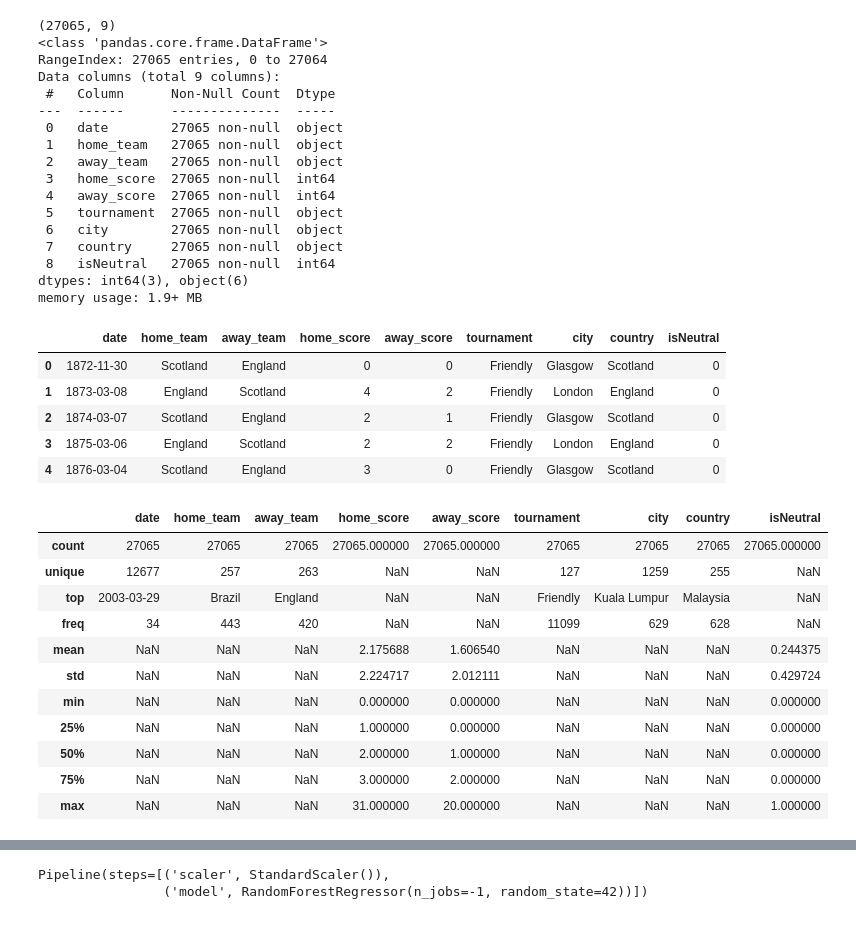
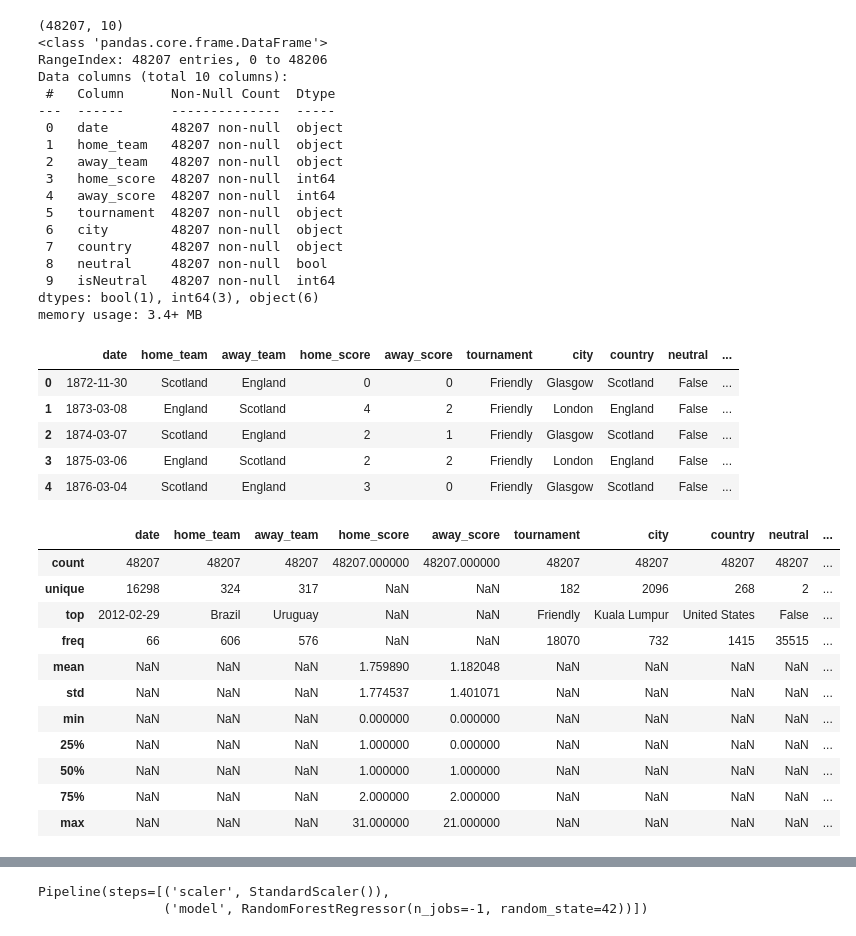
Before and after one commit to misiek447/merito-2025, a Jupyter notebook: backup.ipynb, the cells around one changed output, grey strips where cells are left out. Drawn from its saved outputs; the diff is of its cells as text; code cells hidden in the pictures.

```diff
--- a/backup.ipynb
+++ b/backup.ipynb
@@ -15,47 +34,50 @@ plt.rcParams['figure.figsize'] = (10, 6)
 # %%
 # 2.1. Wczytanie pliku CSV do DataFrame
-df = pd.read_csv('/content/results_cleaned.csv')   # lub ścieżka, pod którą wrzuciłeś plik
+df = pd.read_csv('/content/results.csv')   # lub ścieżka, pod którą wrzuciłeś plik
+
+df['isNeutral'] = df['neutral'].astype(int)
 
 # 2.2. Rzut oka na strukturę danych
 print(df.shape)        # ile wierszy i kolumn?
 df.info()              # typy kolumn i braki danych
 display(df.head(5))    # pierwsze 5 wierszy
 
 # 2.3. Podstawowe statystyki opisowe
 display(df.describe(include='all'))
 # %% [output]
-(27065, 9)
+(48207, 10)
 <class 'pandas.core.frame.DataFrame'>
-RangeIndex: 27065 entries, 0 to 27064
-Data columns (total 9 columns):
+RangeIndex: 48207 entries, 0 to 48206
+Data columns (total 10 columns):
  #   Column      Non-Null Count  Dtype
 ---  ------      --------------  -----
- 0   date        27065 non-null  object
- 1   home_team   27065 non-null  object
- 2   away_team   27065 non-null  object
- 3   home_score  27065 non-null  int64
- 4   away_score  27065 non-null  int64
- 5   tournament  27065 non-null  object
- 6   city        27065 non-null  object
- 7   country     27065 non-null  object
- 8   isNeutral   27065 non-null  int64
-dtypes: int64(3), object(6)
-memory usage: 1.9+ MB
+ 0   date        48207 non-null  object
+ 1   home_team   48207 non-null  object
+ 2   away_team   48207 non-null  object
+ 3   home_score  48207 non-null  int64
+ 4   away_score  48207 non-null  int64
+ 5   tournament  48207 non-null  object
+ 6   city        48207 non-null  object
+ 7   country     48207 non-null  object
+ 8   neutral     48207 non-null  bool
+ 9   isNeutral   48207 non-null  int64
+dtypes: bool(1), int64(3), object(6)
+memory usage: 3.4+ MB
-|  | date | home_team | away_team | home_score | away_score | tournament | city | country | isNeutral |
-| 0 | 1872-11-30 | Scotland | England | 0 | 0 | Friendly | Glasgow | Scotland | 0 |
-| 1 | 1873-03-08 | England | Scotland | 4 | 2 | Friendly | London | England | 0 |
-| 2 | 1874-03-07 | Scotland | England | 2 | 1 | Friendly | Glasgow | Scotland | 0 |
-| 3 | 1875-03-06 | England | Scotland | 2 | 2 | Friendly | London | England | 0 |
-| 4 | 1876-03-04 | Scotland | England | 3 | 0 | Friendly | Glasgow | Scotland | 0 |
+|  | date | home_team | away_team | home_score | away_score | tournament | city | country | neutral | ... |
+| 0 | 1872-11-30 | Scotland | England | 0 | 0 | Friendly | Glasgow | Scotland | False | ... |
+| 1 | 1873-03-08 | England | Scotland | 4 | 2 | Friendly | London | England | False | ... |
+| 2 | 1874-03-07 | Scotland | England | 2 | 1 | Friendly | Glasgow | Scotland | False | ... |
+| 3 | 1875-03-06 | England | Scotland | 2 | 2 | Friendly | London | England | False | ... |
+| 4 | 1876-03-04 | Scotland | England | 3 | 0 | Friendly | Glasgow | Scotland | False | ... |
-|  | date | home_team | away_team | home_score | away_score | tournament | city | country | isNeutral |
-| count | 27065 | 27065 | 27065 | 27065.000000 | 27065.000000 | 27065 | 27065 | 27065 | 27065.000000 |
-| unique | 12677 | 257 | 263 | NaN | NaN | 127 | 1259 | 255 | NaN |
-| top | 2003-03-29 | Brazil | England | NaN | NaN | Friendly | Kuala Lumpur | Malaysia | NaN |
-| freq | 34 | 443 | 420 | NaN | NaN | 11099 | 629 | 628 | NaN |
-| mean | NaN | NaN | NaN | 2.175688 | 1.606540 | NaN | NaN | NaN | 0.244375 |
-| std | NaN | NaN | NaN | 2.224717 | 2.012111 | NaN | NaN | NaN | 0.429724 |
-| min | NaN | NaN | NaN | 0.000000 | 0.000000 | NaN | NaN | NaN | 0.000000 |
-| 25% | NaN | NaN | NaN | 1.000000 | 0.000000 | NaN | NaN | NaN | 0.000000 |
-| 50% | NaN | NaN | NaN | 2.000000 | 1.000000 | NaN | NaN | NaN | 0.000000 |
-| 75% | NaN | NaN | NaN | 3.000000 | 2.000000 | NaN | NaN | NaN | 0.000000 |
-| max | NaN | NaN | NaN | 31.000000 | 20.000000 | NaN | NaN | NaN | 1.000000 |
+|  | date | home_team | away_team | home_score | away_score | tournament | city | country | neutral | ... |
+| count | 48207 | 48207 | 48207 | 48207.000000 | 48207.000000 | 48207 | 48207 | 48207 | 48207 | ... |
+| unique | 16298 | 324 | 317 | NaN | NaN | 182 | 2096 | 268 | 2 | ... |
+| top | 2012-02-29 | Brazil | Uruguay | NaN | NaN | Friendly | Kuala Lumpur | United States | False | ... |
+| freq | 66 | 606 | 576 | NaN | NaN | 18070 | 732 | 1415 | 35515 | ... |
+| mean | NaN | NaN | NaN | 1.759890 | 1.182048 | NaN | NaN | NaN | NaN | ... |
+| std | NaN | NaN | NaN | 1.774537 | 1.401071 | NaN | NaN | NaN | NaN | ... |
+| min | NaN | NaN | NaN | 0.000000 | 0.000000 | NaN | NaN | NaN | NaN | ... |
+| 25% | NaN | NaN | NaN | 1.000000 | 0.000000 | NaN | NaN | NaN | NaN | ... |
+| 50% | NaN | NaN | NaN | 1.000000 | 1.000000 | NaN | NaN | NaN | NaN | ... |
+| 75% | NaN | NaN | NaN | 2.000000 | 2.000000 | NaN | NaN | NaN | NaN | ... |
+| max | NaN | NaN | NaN | 31.000000 | 21.000000 | NaN | NaN | NaN | NaN | ... |
```
Also changed, not shown: parts of 24 cells of this notebook.
